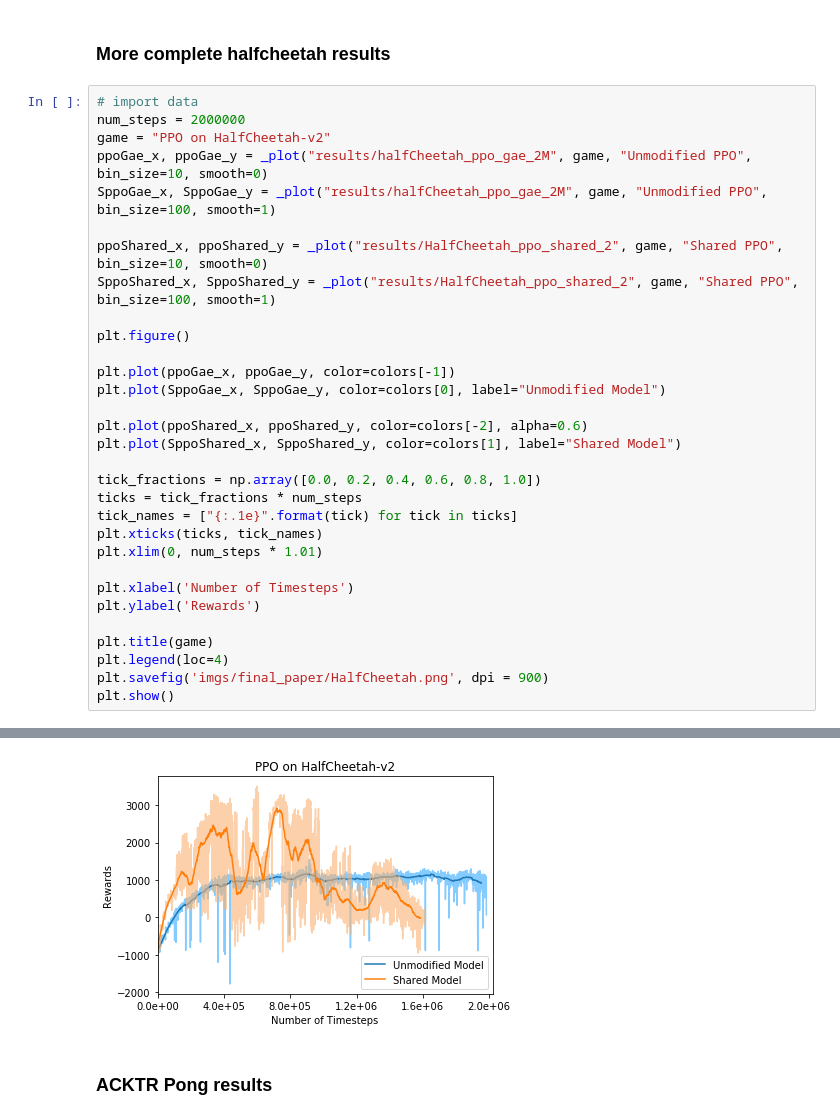
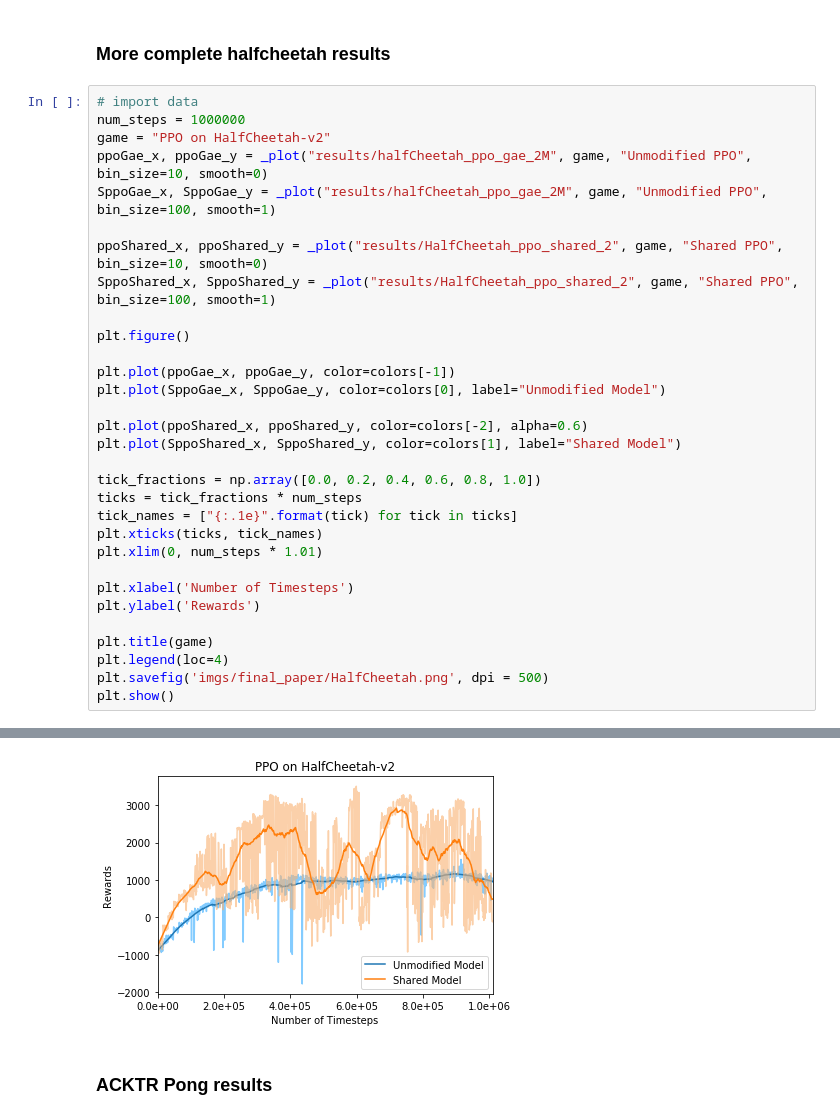
Before and after one commit to jeffleft/ece276c, a Jupyter notebook: visualize.ipynb, the cells around one changed output, grey strips where cells are left out. Saved outputs shown, nothing was run; the diff lists cells and outputs as text.

```diff
--- a/visualize.ipynb
+++ b/visualize.ipynb
@@ -275,7 +275,7 @@ plt.show()
 ### More complete halfcheetah results
 # %%
 # import data
-num_steps = 2000000
+num_steps = 1000000
 game = "PPO on HalfCheetah-v2"
 ppoGae_x, ppoGae_y = _plot("results/halfCheetah_ppo_gae_2M", game, "Unmodified PPO", bin_size=10, smooth=0)
 SppoGae_x, SppoGae_y = _plot("results/halfCheetah_ppo_gae_2M", game, "Unmodified PPO", bin_size=100, smooth=1)
@@ -302,7 +302,7 @@ plt.ylabel('Rewards')
 
 plt.title(game)
 plt.legend(loc=4)
-plt.savefig('imgs/final_paper/HalfCheetah.png', dpi = 900)
+plt.savefig('imgs/final_paper/HalfCheetah.png', dpi = 500)
 plt.show()
 # %% [output]
 [figure]
@@ -312,4 +312,4 @@ plt.show()
-[figure, old version]
+[figure, new version]
 # %% [markdown]
 ### ACKTR Pong results
 # %%
```
Also changed, not shown: parts of 4 cells of this notebook, 5 other files.
